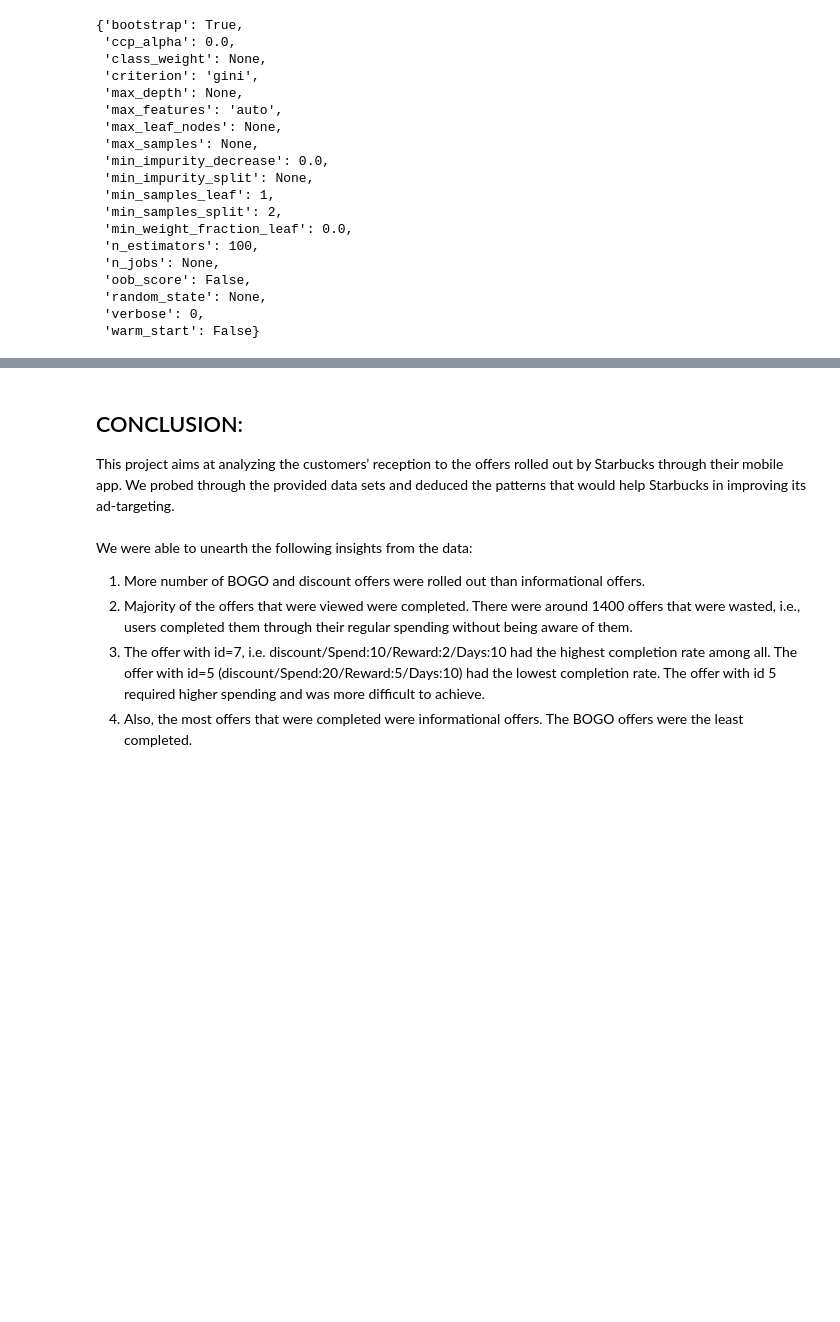
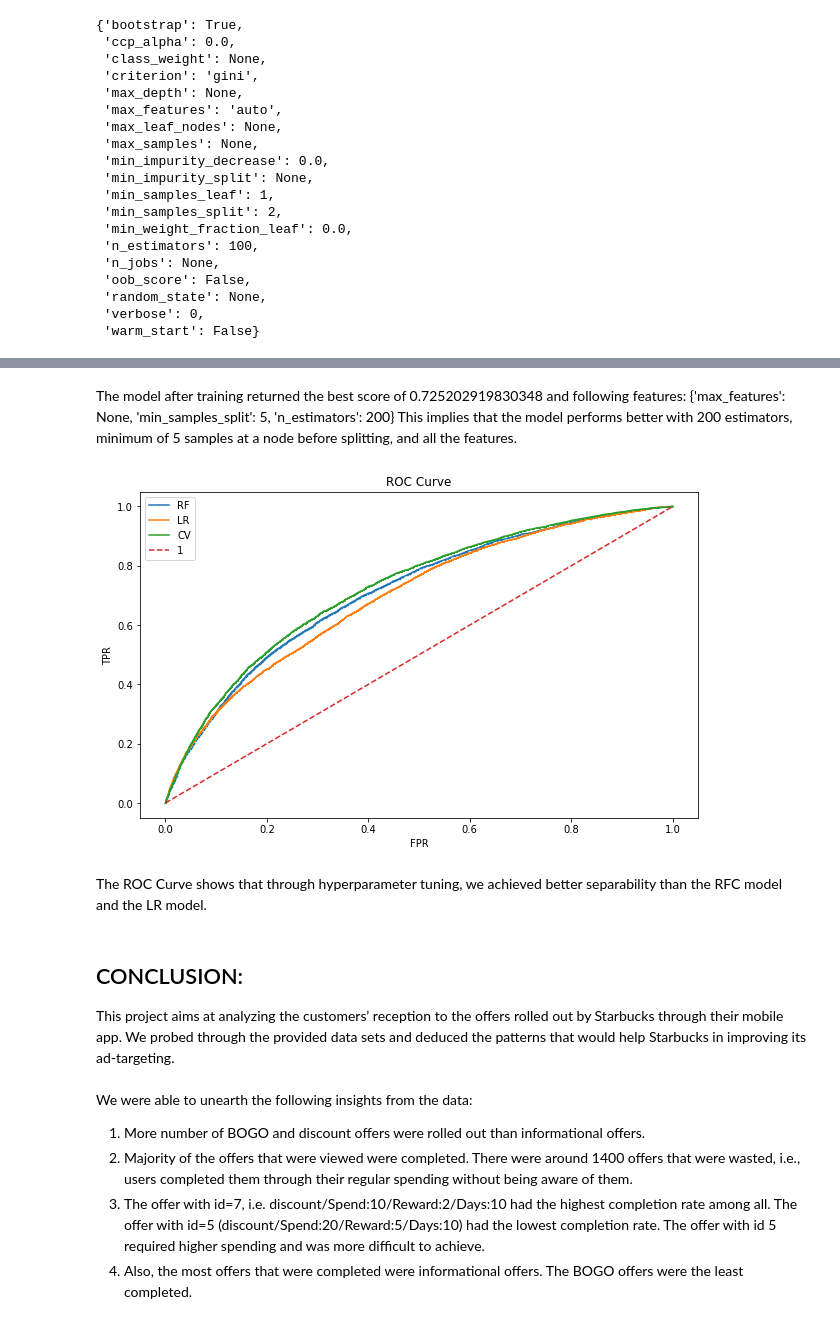
Before and after one commit to singhabhyuday01/starbucks-project, a Jupyter notebook: Starbucks-Project.ipynb, the cells around one changed output, grey strips where cells are left out. Saved outputs shown, nothing was run; the diff lists cells and outputs as text; code cells hidden in the pictures; blank space fills up the shorter version.

```diff
--- a/Starbucks-Project.ipynb
+++ b/Starbucks-Project.ipynb
@@ -1661,0 +1742,10 @@ rf.get_params()
+# %%
+rfc = RandomForestClassifier(random_state=491)
+rfc_params = {'max_features': ['auto', None],
+             'min_samples_split': [2, 5],
+             'n_estimators': [100, 200]}
+rfc_search = GridSearchCV(rfc, rfc_params, scoring='roc_auc', cv=4, n_jobs=8, verbose=2)
+# %%
+%%time
+
+rfc_search.fit(X_train, y_train)
@@ -1662,3 +1785,25 @@ rf.get_params()
+# %% [markdown]
+The model after training returned the best score of 0.725202919830348 and following features:
+{'max_features': None, 'min_samples_split': 5, 'n_estimators': 200}
+This implies that the model performs better with 200 estimators, minimum of 5 samples at a node before splitting, and all the features.
+# %%
+# keep probabilities for the positive outcome only
+y_cv_prob = rfc_search.predict_proba(X_test)
+y_cv_prob_pos = y_cv_prob[:, 1]
+rfc_fpr, rfc_tpr, _ = roc_curve(y_test, y_cv_prob_pos)
+plt.figure(figsize=(10,6))
+plt.plot(rf_fpr, rf_tpr, marker='.', label='RF', markersize=0.3)
+plt.plot(lr_fpr, lr_tpr, marker='+', label='LR', markersize=0.3)
+plt.plot(rfc_fpr, rfc_tpr, marker='+', label='CV', markersize=0.3)
+plt.plot(rf_fpr, rf_fpr, linestyle='--', label='1')
+plt.xlabel("FPR")
+plt.ylabel("TPR")
+plt.title("ROC Curve")
+plt.legend();
+# %% [output]
+[figure, added]
+# %% [markdown]
+The ROC Curve shows that through hyperparameter tuning, we achieved better separability than the RFC model and the LR model.
 # %% [markdown]
 ## CONCLUSION:
 This project aims at analyzing the customers’ reception to the offers rolled out by Starbucks through their mobile app. We probed through the provided data sets and deduced the patterns that would help Starbucks in improving its ad-targeting.<br><br>
```
Also changed, not shown: parts of 28 cells of this notebook, 1 other file.
